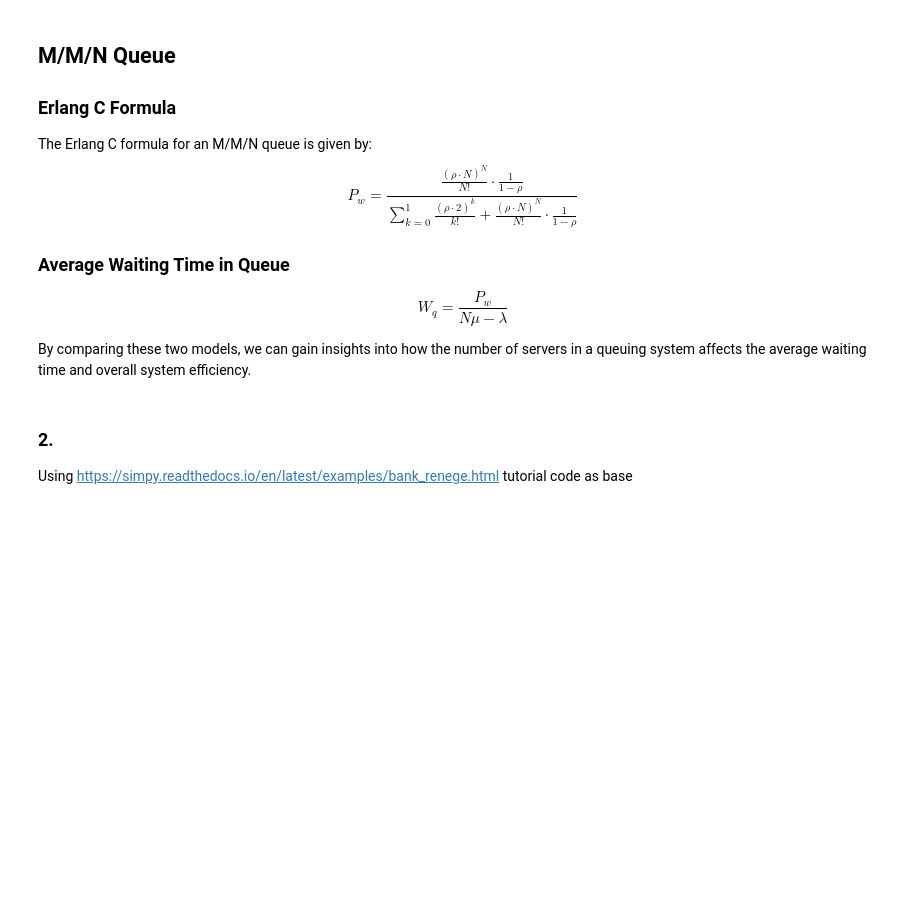
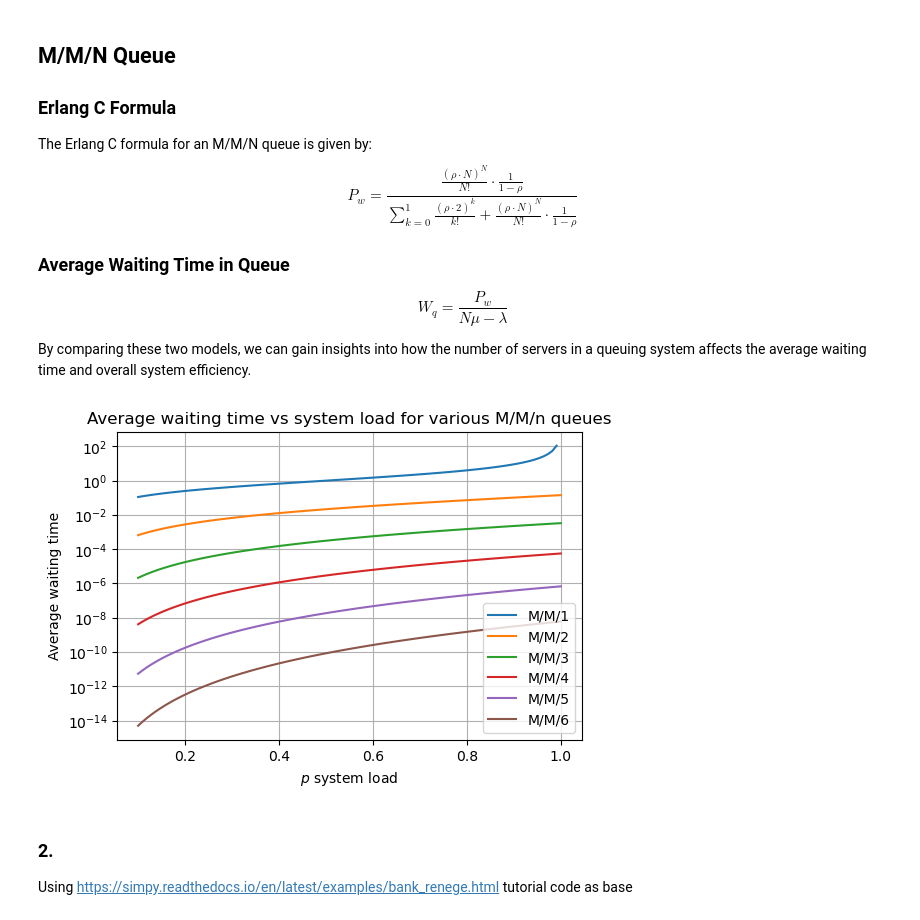
Before and after one commit to jonas4climate/ss-assignment-2, a Jupyter notebook: CalvinLaw_11306734_RaymondZhang_14865904_JonasSchaefer_14039982_2.ipynb, the cells around one changed output. Saved outputs shown, nothing was run; the diff lists cells and outputs as text; code cells hidden in the pictures; blank space fills up the shorter version.

```diff
--- a/CalvinLaw_11306734_RaymondZhang_14865904_JonasSchaefer_14039982_2.ipynb
+++ b/CalvinLaw_11306734_RaymondZhang_14865904_JonasSchaefer_14039982_2.ipynb
@@ -56,8 +57,10 @@ def erlangC(n, rho):
     float: The probability of having to wait for service in the queue.
     """
     numerator = (rho**n / math.factorial(n)) * (1 / (1 - rho))
-    denominator = sum([(rho**k) / math.factorial(k) for k in range(n)]) + numerator
+    denominator = sum([(rho**k) / math.factorial(k)
+                      for k in range(n)]) + numerator
     return numerator / denominator
+
 
 def mxn_queue(lambda_rate, mu, n):
     """
@@ -78,20 +81,23 @@ def mxn_queue(lambda_rate, mu, n):
 # %%
 # Parameters
 mu = 1
 ns = [1, 2, 3, 4, 5, 6]
 lambda_rates = np.linspace(0.1, mu, 100)
 
 plt.figure(figsize=(6, 4))
 for p in ns:
-    waiting_times = [mxn_queue(lambda_rate, mu, p) for lambda_rate in lambda_rates]
+    waiting_times = [mxn_queue(lambda_rate, mu, p)
+                     for lambda_rate in lambda_rates]
     plt.plot(lambda_rates, waiting_times, label=f'M/M/{p}')
 plt.xlabel('$p$ system load')
 plt.ylabel('Average waiting time')
 plt.yscale('log')
 plt.title(f'Average waiting time vs system load for various M/M/n queues')
 plt.legend()
 plt.grid(True)
 plt.show()
+# %% [output]
+[figure, added]
 # %% [markdown]
 ### 2.
 Using https://simpy.readthedocs.io/en/latest/examples/bank_renege.html tutorial code as base
```
Also changed, not shown: parts of 18 cells of this notebook.
